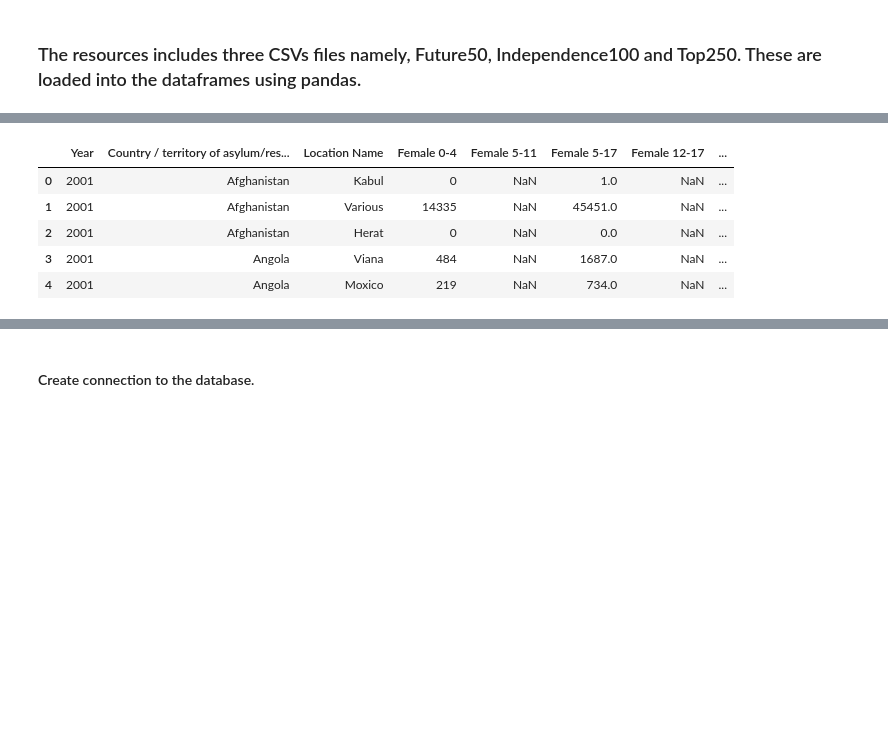
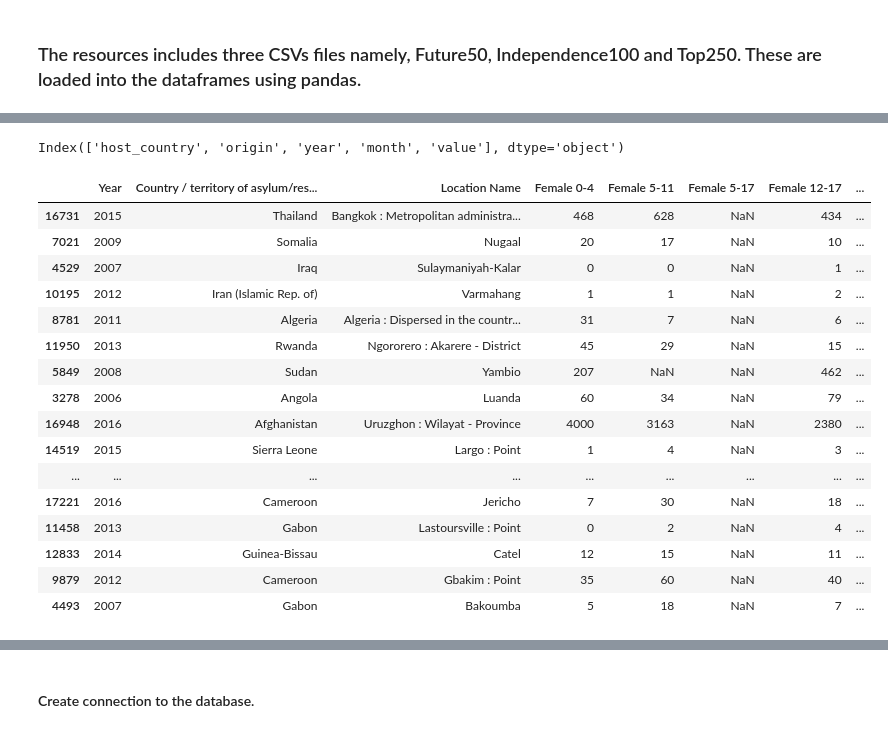
Before and after one commit to kflores56/project_2, a Jupyter notebook: Data_extract.ipynb, the cells around one changed output, grey strips where cells are left out. Cells and saved outputs as stored; diff of their text form; code cells hidden in the pictures; blank space fills up the shorter version.

```diff
--- a/Data_extract.ipynb
+++ b/Data_extract.ipynb
@@ -21,10 +62,25 @@ asylum_seekers.head()
+# %%
+asylum_seekers.columns
+# %% [output]
+Index(['host_country', 'origin', 'year', 'month', 'value'], dtype='object')
 # %%
 demographics = pd.read_csv("Resources/demographics.csv")
-demographics.head()
+demographics.sample(20)
 # %% [output]
 |  | Year | Country / territory of asylum/res... | Location Name | Female 0-4 | Female 5-11 | Female 5-17 | Female 12-17 | ... |
-| 0 | 2001 | Afghanistan | Kabul | 0 | NaN | 1.0 | NaN | ... |
-| 1 | 2001 | Afghanistan | Various | 14335 | NaN | 45451.0 | NaN | ... |
-| 2 | 2001 | Afghanistan | Herat | 0 | NaN | 0.0 | NaN | ... |
-| 3 | 2001 | Angola | Viana | 484 | NaN | 1687.0 | NaN | ... |
-| 4 | 2001 | Angola | Moxico | 219 | NaN | 734.0 | NaN | ... |
+| 16731 | 2015 | Thailand | Bangkok : Metropolitan administra... | 468 | 628 | NaN | 434 | ... |
+| 7021 | 2009 | Somalia | Nugaal | 20 | 17 | NaN | 10 | ... |
+| 4529 | 2007 | Iraq | Sulaymaniyah-Kalar | 0 | 0 | NaN | 1 | ... |
+| 10195 | 2012 | Iran (Islamic Rep. of) | Varmahang | 1 | 1 | NaN | 2 | ... |
+| 8781 | 2011 | Algeria | Algeria : Dispersed in the countr... | 31 | 7 | NaN | 6 | ... |
+| 11950 | 2013 | Rwanda | Ngororero : Akarere - District | 45 | 29 | NaN | 15 | ... |
+| 5849 | 2008 | Sudan | Yambio | 207 | NaN | NaN | 462 | ... |
+| 3278 | 2006 | Angola | Luanda | 60 | 34 | NaN | 79 | ... |
+| 16948 | 2016 | Afghanistan | Uruzghon : Wilayat - Province | 4000 | 3163 | NaN | 2380 | ... |
+| 14519 | 2015 | Sierra Leone | Largo : Point | 1 | 4 | NaN | 3 | ... |
+| ... | ... | ... | ... | ... | ... | ... | ... | ... |
+| 17221 | 2016 | Cameroon | Jericho | 7 | 30 | NaN | 18 | ... |
+| 11458 | 2013 | Gabon | Lastoursville : Point | 0 | 2 | NaN | 4 | ... |
+| 12833 | 2014 | Guinea-Bissau | Catel | 12 | 15 | NaN | 11 | ... |
+| 9879 | 2012 | Cameroon | Gbakim : Point | 35 | 60 | NaN | 40 | ... |
+| 4493 | 2007 | Gabon | Bakoumba | 5 | 18 | NaN | 7 | ... |
```
Also changed, not shown: parts of 12 cells of this notebook, 5 other files.
